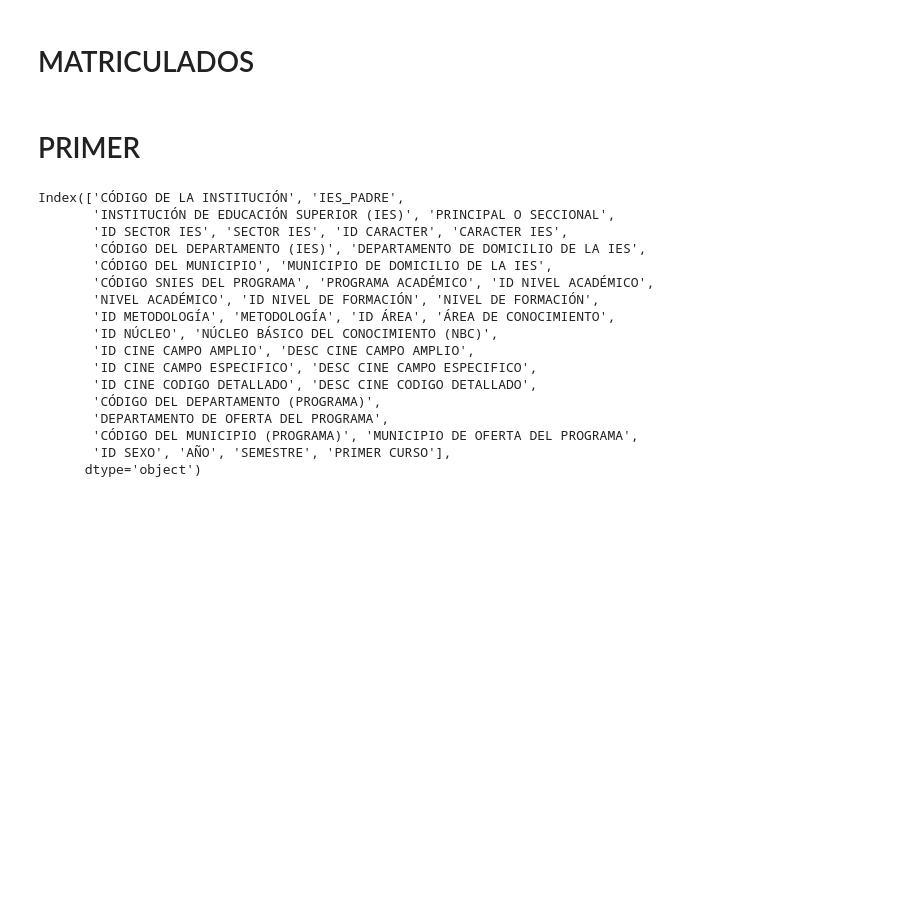
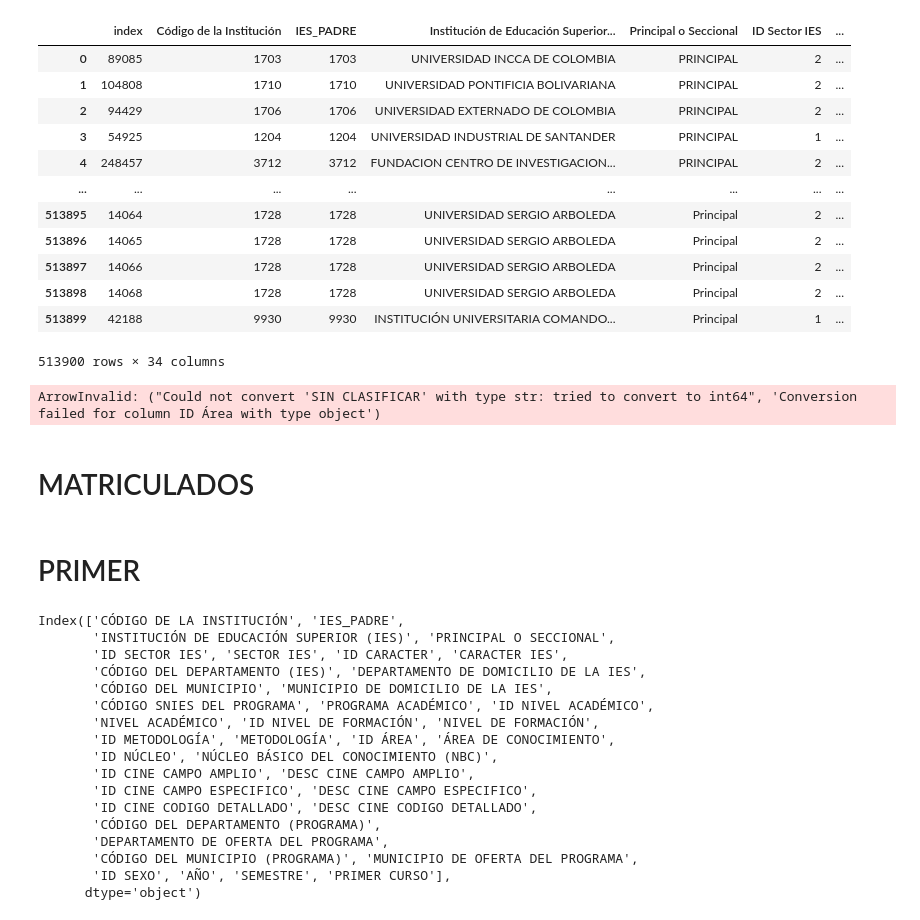
Before and after one commit to felipesalda/SNIES-DS, a Jupyter notebook: SNIES DATA.ipynb, the cells around one changed output. Cells and saved outputs as stored; diff of their text form; code cells hidden in the pictures; blank space fills up the shorter version.

Commit message:
working with parquet format

```diff
--- a/SNIES DATA.ipynb
+++ b/SNIES DATA.ipynb
@@ -22,0 +41,9 @@ graduados
+# %%
+dir= "data_raw/graduados 2019.xlsx"
+graduados19 = pd.read_excel(dir)
+
+graduados19= graduados19.drop(columns=['ID CINE CAMPO AMPLIO', 'DESC CINE CAMPO AMPLIO', 'ID CINE CAMPO ESPECIFICO', 'DESC CINE CAMPO ESPECIFICO', 'ID CINE CODIGO DETALLADO', 'DESC CINE CODIGO DETALLADO'])
+
+graduados19 = pd.DataFrame(data=graduados19.values, columns = graduados.columns)
+
+graduados19
@@ -22,0 +64,8 @@ graduados
+# %%
+dir= "data_raw/graduados 2020.xlsx"
+graduados20 = pd.read_excel(dir)
+
+graduados20 = graduados20.drop(columns=['ID CINE CAMPO AMPLIO\tDESC', 'CINE CAMPO AMPLIO', 'ID CINE CAMPO ESPECIFICO', 'DESC CINE CAMPO ESPECIFICO', 'ID CINE CODIGO DETALLADO', 'DESC CINE CODIGO DETALLADO'])
+graduados20 = pd.DataFrame(data=graduados20.values, columns = graduados.columns)
+
+graduados20
@@ -27,7 +104,7 @@ graduados_2001_2017 = pd.read_excel(dir)
 # %%
 #colocamos con igual nombre las columnas de ambas df
-graduados_2001_2017 = graduados_2001_2017.rename(columns=graduados.iloc[0])
+#graduados_2001_2017 = graduados_2001_2017.rename(columns=graduados.iloc[0])
 
 graduados_2001_2017 = pd.DataFrame(data=graduados_2001_2017.values, columns=graduados.columns)
 
-#graduados_2001_2017
+graduados_2001_2017
@@ -34,6 +125,24 @@ graduados_2001_2017 = pd.DataFrame(data=graduados_2001_2017.values, columns=grad
 # %%
 #Hacemos append de todo en un solo df
 
 graduados = graduados.append(graduados_2001_2017)
+graduados = graduados.append(graduados19)
+graduados = graduados.append(graduados20)
+graduados = graduados.sort_values(by="Año")
+graduados = graduados.reset_index()
 
-#graduados
+graduados
+# %% [output]
+|  | index | Código de la Institución | IES_PADRE | Institución de Educación Superior... | Principal o Seccional | ID Sector IES | ... |
+| 0 | 89085 | 1703 | 1703 | UNIVERSIDAD INCCA DE COLOMBIA | PRINCIPAL | 2 | ... |
+| 1 | 104808 | 1710 | 1710 | UNIVERSIDAD PONTIFICIA BOLIVARIANA | PRINCIPAL | 2 | ... |
+| 2 | 94429 | 1706 | 1706 | UNIVERSIDAD EXTERNADO DE COLOMBIA | PRINCIPAL | 2 | ... |
+| 3 | 54925 | 1204 | 1204 | UNIVERSIDAD INDUSTRIAL DE SANTANDER | PRINCIPAL | 1 | ... |
+| 4 | 248457 | 3712 | 3712 | FUNDACION CENTRO DE INVESTIGACION... | PRINCIPAL | 2 | ... |
+| ... | ... | ... | ... | ... | ... | ... | ... |
+| 513895 | 14064 | 1728 | 1728 | UNIVERSIDAD SERGIO ARBOLEDA | Principal | 2 | ... |
+| 513896 | 14065 | 1728 | 1728 | UNIVERSIDAD SERGIO ARBOLEDA | Principal | 2 | ... |
+| 513897 | 14066 | 1728 | 1728 | UNIVERSIDAD SERGIO ARBOLEDA | Principal | 2 | ... |
+| 513898 | 14068 | 1728 | 1728 | UNIVERSIDAD SERGIO ARBOLEDA | Principal | 2 | ... |
+| 513899 | 42188 | 9930 | 9930 | INSTITUCIÓN UNIVERSITARIA COMANDO... | Principal | 1 | ... |
+513900 rows × 34 columns
@@ -40,5 +153,8 @@ graduados = graduados.append(graduados_2001_2017)
 # %%
-graduados.to_pickle("data_processed/graduadosT.pkl")
+#graduados.to_pickle("data_processed/graduadosT.pkl")
+graduados.to_parquet("data_processed/graduadosT.parquet")
+# %% [output]
+ArrowInvalid: ("Could not convert 'SIN CLASIFICAR' with type str: tried to convert to int64", 'Conversion failed for column ID Área with type object')
 # %% [markdown]
 # MATRICULADOS
 # %%
```
Also changed, not shown: parts of 9 cells of this notebook, 3 other files.
